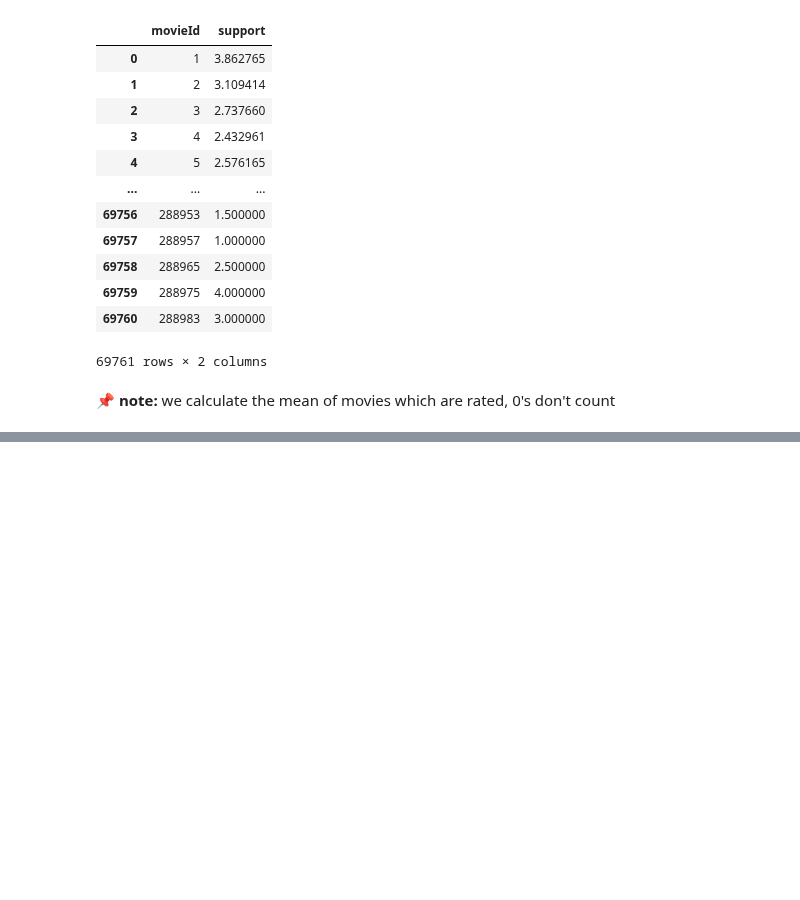
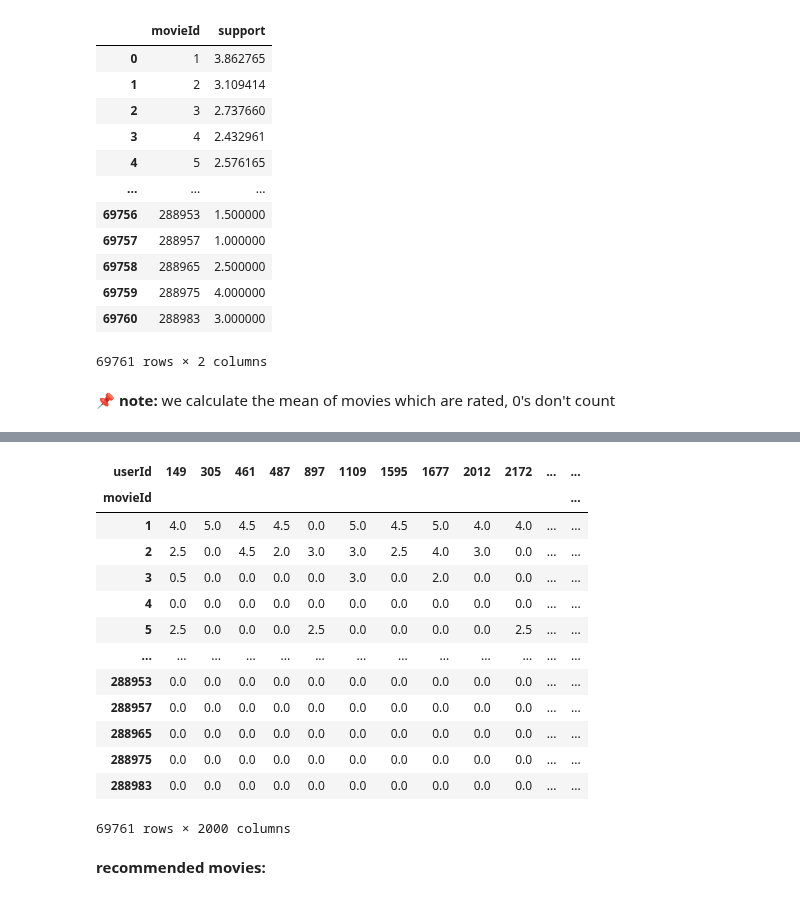
Before and after one commit to Wikusia-s/DM-recomendation-system, a Jupyter notebook: main.ipynb, the cells around one changed output, grey strips where cells are left out. Drawn from its saved outputs; the diff is of its cells as text; code cells hidden in the pictures; blank space fills up the shorter version.

```diff
--- a/main.ipynb
+++ b/main.ipynb
@@ -424,0 +440,19 @@ support
+# %%
+utility_matrix_train.T
+# %% [output]
+| userId | 149 | 305 | 461 | 487 | 897 | 1109 | 1595 | 1677 | 2012 | 2172 | ... | ... |
+| movieId |  |  |  |  |  |  |  |  |  |  |  | ... |
+| 1 | 4.0 | 5.0 | 4.5 | 4.5 | 0.0 | 5.0 | 4.5 | 5.0 | 4.0 | 4.0 | ... | ... |
+| 2 | 2.5 | 0.0 | 4.5 | 2.0 | 3.0 | 3.0 | 2.5 | 4.0 | 3.0 | 0.0 | ... | ... |
+| 3 | 0.5 | 0.0 | 0.0 | 0.0 | 0.0 | 3.0 | 0.0 | 2.0 | 0.0 | 0.0 | ... | ... |
+| 4 | 0.0 | 0.0 | 0.0 | 0.0 | 0.0 | 0.0 | 0.0 | 0.0 | 0.0 | 0.0 | ... | ... |
+| 5 | 2.5 | 0.0 | 0.0 | 0.0 | 2.5 | 0.0 | 0.0 | 0.0 | 0.0 | 2.5 | ... | ... |
+| ... | ... | ... | ... | ... | ... | ... | ... | ... | ... | ... | ... | ... |
+| 288953 | 0.0 | 0.0 | 0.0 | 0.0 | 0.0 | 0.0 | 0.0 | 0.0 | 0.0 | 0.0 | ... | ... |
+| 288957 | 0.0 | 0.0 | 0.0 | 0.0 | 0.0 | 0.0 | 0.0 | 0.0 | 0.0 | 0.0 | ... | ... |
+| 288965 | 0.0 | 0.0 | 0.0 | 0.0 | 0.0 | 0.0 | 0.0 | 0.0 | 0.0 | 0.0 | ... | ... |
+| 288975 | 0.0 | 0.0 | 0.0 | 0.0 | 0.0 | 0.0 | 0.0 | 0.0 | 0.0 | 0.0 | ... | ... |
+| 288983 | 0.0 | 0.0 | 0.0 | 0.0 | 0.0 | 0.0 | 0.0 | 0.0 | 0.0 | 0.0 | ... | ... |
+69761 rows × 2000 columns
+# %% [markdown]
+**recommended movies:**
```
Also changed, not shown: parts of 10 cells of this notebook, 1 other file.
